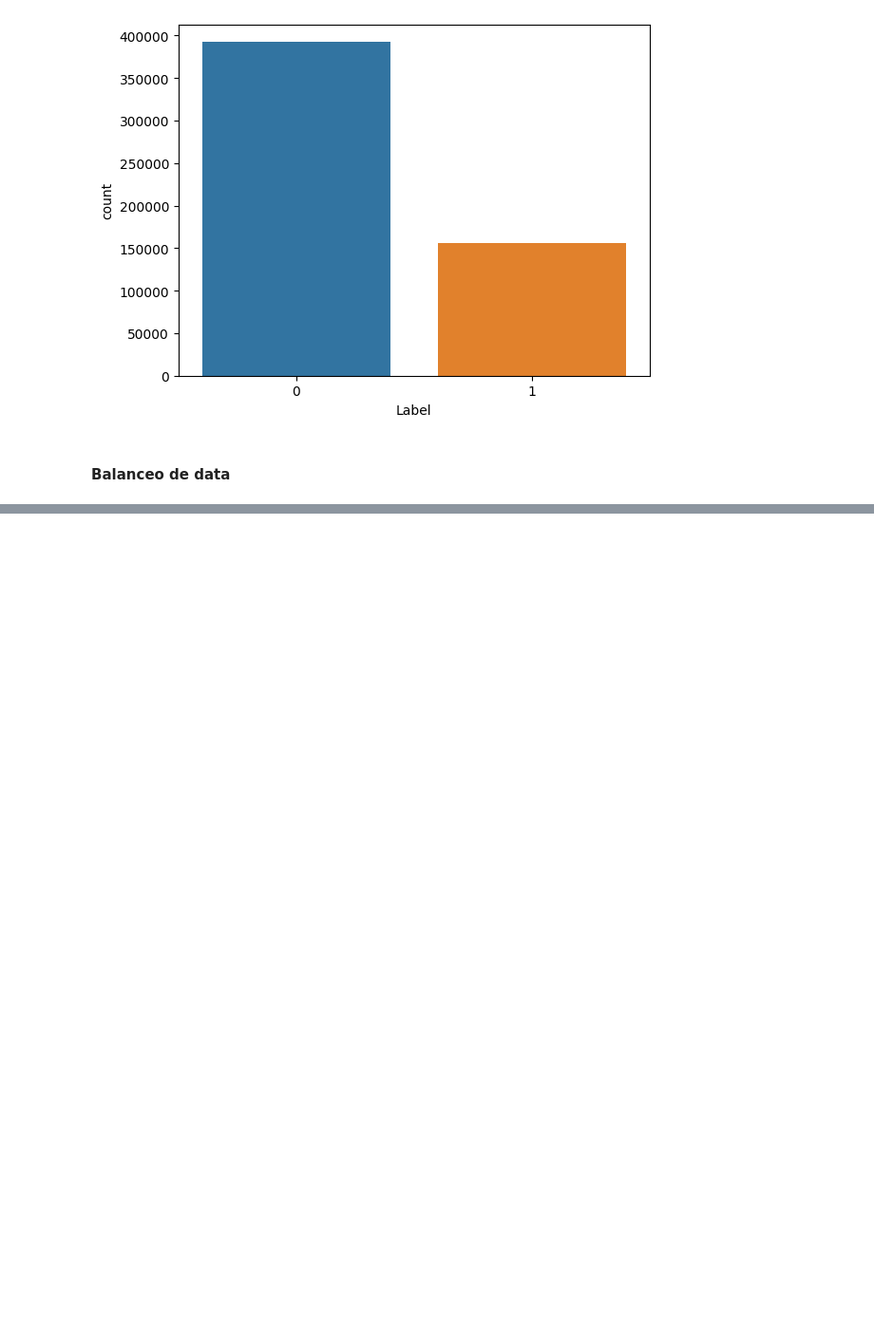
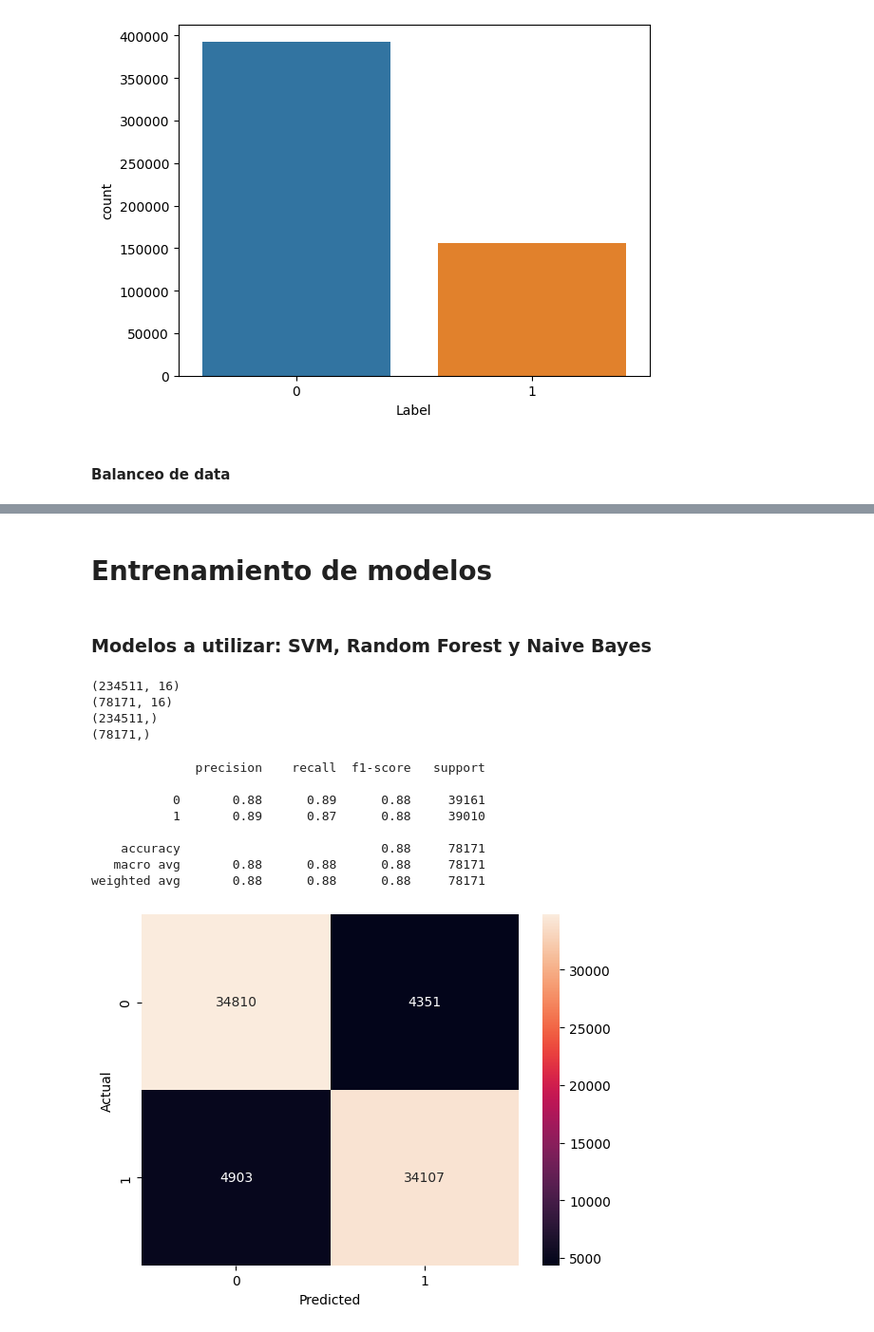
Before and after one commit to andresdlRoca/Guardian_Virtual, a Jupyter notebook: scripts/dev/url_detection.ipynb, the cells around one changed output, grey strips where cells are left out. Shown at 95% size. Saved outputs shown, nothing was run; the diff lists cells and outputs as text; code cells hidden in the pictures; blank space fills up the shorter version.

Commit message:
RF & MNB Training for URL detection

```diff
--- a/scripts/dev/url_detection.ipynb
+++ b/scripts/dev/url_detection.ipynb
@@ -430,3 +446,67 @@ sns.countplot(x='Label', data=data)
 data.to_csv('datasets/URLs/phishing_site_urls_clean.csv', index=False)
 # %%
 data = pd.read_csv('datasets/URLs/phishing_site_urls_clean.csv')
+# %% [markdown]
+# Entrenamiento de modelos
+# %% [markdown]
+### Modelos a utilizar: SVM, Random Forest y Naive Bayes
+# %%
+from sklearn.model_selection import train_test_split
+from sklearn.svm import SVC
+from sklearn.ensemble import RandomForestClassifier
+from sklearn.naive_bayes import MultinomialNB
+from sklearn.metrics import classification_report, confusion_matrix
+
+X = data.drop('Label', axis=1)
+y = data['Label']
+X_train, X_test, y_train, y_test = train_test_split(X, y)
+# %%
+print(X_train.shape)
+print(X_test.shape)
+print(y_train.shape)
+print(y_test.shape)
+# %% [output]
+(234511, 16)
+(78171, 16)
+(234511,)
+(78171,)
+# %%
+# SVM
+model_SVM = SVC()
+model_SVM.fit(X_train, y_train)
+
+
+predictions = model_SVM.predict(X_test)
+
+# Graph confusion matrix
+cm = confusion_matrix(y_test, predictions)
+sns.heatmap(cm, annot=True, fmt='g')
+plt.xlabel('Predicted')
+plt.ylabel('Actual')
+
+print(classification_report(y_test, predictions))
+# %%
+#Random Forest
+model_Random_Forest = RandomForestClassifier(n_estimators=100)
+model_Random_Forest.fit(X_train, y_train)
+
+predictions = model_Random_Forest.predict(X_test)
+
+# Graph confusion matrix
+cm = confusion_matrix(y_test, predictions)
+
+sns.heatmap(cm, annot=True, fmt='g')
+plt.xlabel('Predicted')
+plt.ylabel('Actual')
+
+print(classification_report(y_test, predictions))
+# %% [output]
+              precision    recall  f1-score   support
+
+           0       0.88      0.89      0.88     39161
+           1       0.89      0.87      0.88     39010
+
+    accuracy                           0.88     78171
+   macro avg       0.88      0.88      0.88     78171
+weighted avg       0.88      0.88      0.88     78171
+[figure, added]
```
Also changed, not shown: parts of 9 cells of this notebook.
